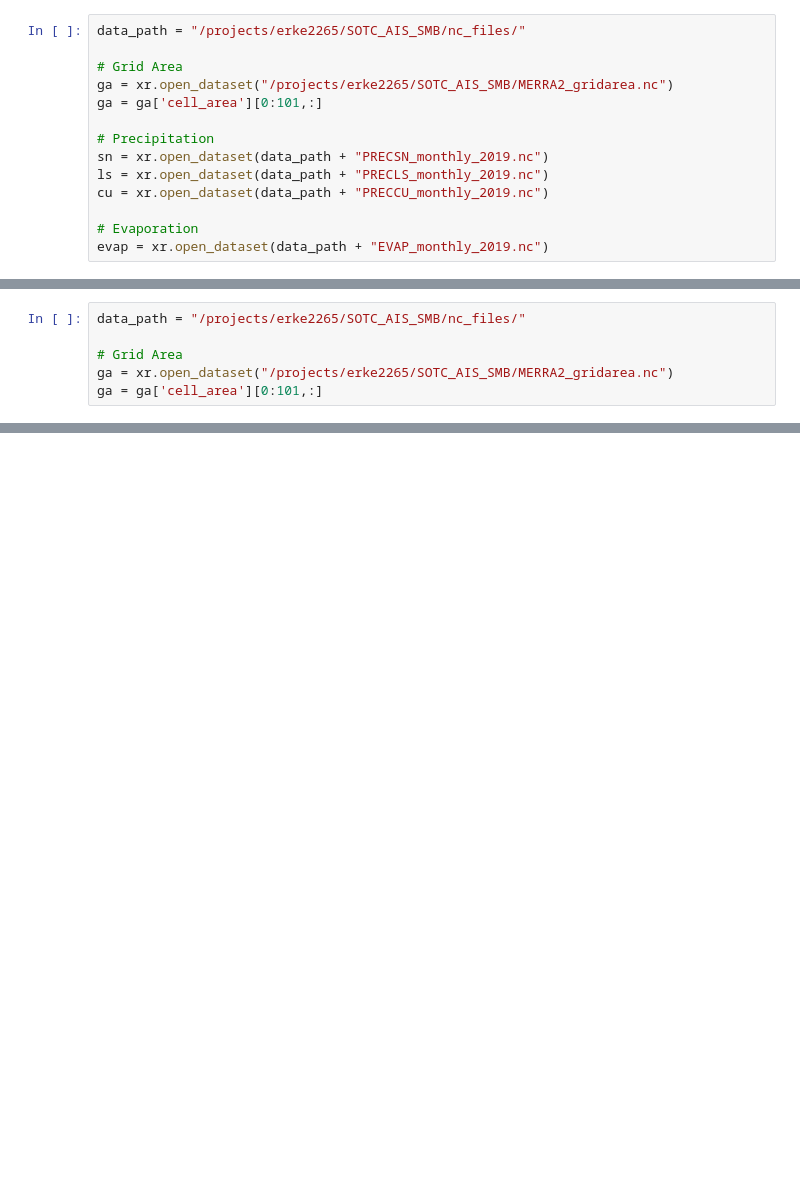
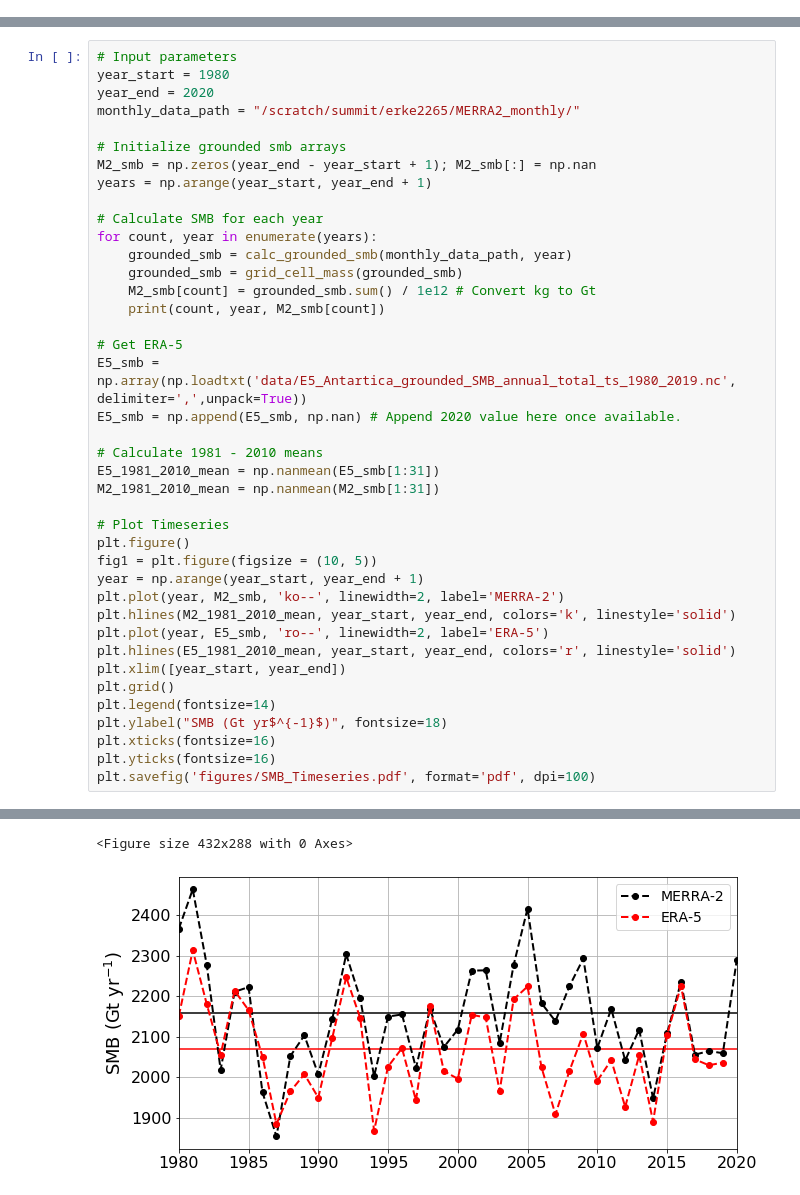
Before and after one commit to EricKeenan/SOTC, a Jupyter notebook: SOTC_AIS_SMB_MERRA_2.ipynb, the cells around one changed output, grey strips where cells are left out. Saved outputs shown, nothing was run; the diff lists cells and outputs as text; blank space fills up the shorter version.

Commit message:
First draft of 2020 figures

```diff
--- a/SOTC_AIS_SMB_MERRA_2.ipynb
+++ b/SOTC_AIS_SMB_MERRA_2.ipynb
@@ -155,14 +0,0 @@ print(smb_yearly[-1])
-# %%
-data_path = "/projects/erke2265/SOTC_AIS_SMB/nc_files/"
-
-# Grid Area
-ga = xr.open_dataset("/projects/erke2265/SOTC_AIS_SMB/MERRA2_gridarea.nc")
-ga = ga['cell_area'][0:101,:]
-
-# Precipitation
-sn = xr.open_dataset(data_path + "PRECSN_monthly_2019.nc")
-ls = xr.open_dataset(data_path + "PRECLS_monthly_2019.nc")
-cu = xr.open_dataset(data_path + "PRECCU_monthly_2019.nc")
-
-# Evaporation
-evap = xr.open_dataset(data_path + "EVAP_monthly_2019.nc")
@@ -231,6 +0,0 @@ plt.savefig('2019_AIS_MERRA2_SMB.pdf', format='pdf', dpi=100)
-# %%
-data_path = "/projects/erke2265/SOTC_AIS_SMB/nc_files/"
-
-# Grid Area
-ga = xr.open_dataset("/projects/erke2265/SOTC_AIS_SMB/MERRA2_gridarea.nc")
-ga = ga['cell_area'][0:101,:]
@@ -353,0 +112,41 @@ plt.savefig('2019_AIS_MERRA2_Monthly_SMB.pdf', format='pdf', dpi=100)
+# %%
+# Input parameters
+year_start = 1980
+year_end = 2020
+monthly_data_path = "/scratch/summit/erke2265/MERRA2_monthly/"
+
+# Initialize grounded smb arrays
+M2_smb = np.zeros(year_end - year_start + 1); M2_smb[:] = np.nan
+years = np.arange(year_start, year_end + 1)
+
+# Calculate SMB for each year
+for count, year in enumerate(years):
+    grounded_smb = calc_grounded_smb(monthly_data_path, year)
+    grounded_smb = grid_cell_mass(grounded_smb)
+    M2_smb[count] = grounded_smb.sum() / 1e12 # Convert kg to Gt
+    print(count, year, M2_smb[count])
+
+# Get ERA-5
+E5_smb = np.array(np.loadtxt('data/E5_Antartica_grounded_SMB_annual_total_ts_1980_2019.nc', delimiter=',',unpack=True))
+E5_smb = np.append(E5_smb, np.nan) # Append 2020 value here once available.
+
+# Calculate 1981 - 2010 means
+E5_1981_2010_mean = np.nanmean(E5_smb[1:31])
+M2_1981_2010_mean = np.nanmean(M2_smb[1:31])
+
+# Plot Timeseries
+plt.figure()
+fig1 = plt.figure(figsize = (10, 5))
+year = np.arange(year_start, year_end + 1)
+plt.plot(year, M2_smb, 'ko--', linewidth=2, label='MERRA-2')
+plt.hlines(M2_1981_2010_mean, year_start, year_end, colors='k', linestyle='solid')
+plt.plot(year, E5_smb, 'ro--', linewidth=2, label='ERA-5')
+plt.hlines(E5_1981_2010_mean, year_start, year_end, colors='r', linestyle='solid')
+plt.xlim([year_start, year_end])
+plt.grid()
+plt.legend(fontsize=14)
+plt.ylabel("SMB (Gt yr$^{-1}$)", fontsize=18)
+plt.xticks(fontsize=16)
+plt.yticks(fontsize=16)
+plt.savefig('figures/SMB_Timeseries.pdf', format='pdf', dpi=100)
+# %% [output]
@@ -353,0 +170,2 @@ plt.savefig('2019_AIS_MERRA2_Monthly_SMB.pdf', format='pdf', dpi=100)
+<Figure size 432x288 with 0 Axes>
+[figure, added]
```
Also changed, not shown: parts of 40 cells of this notebook, 13 other files.
